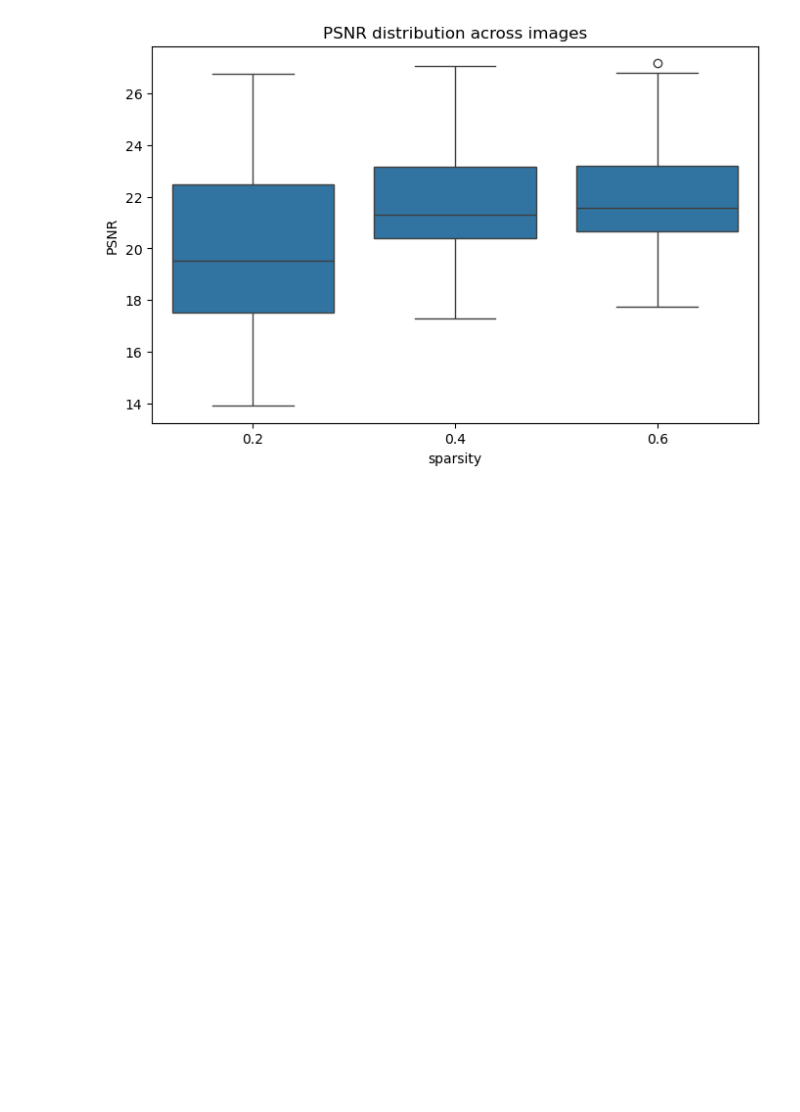
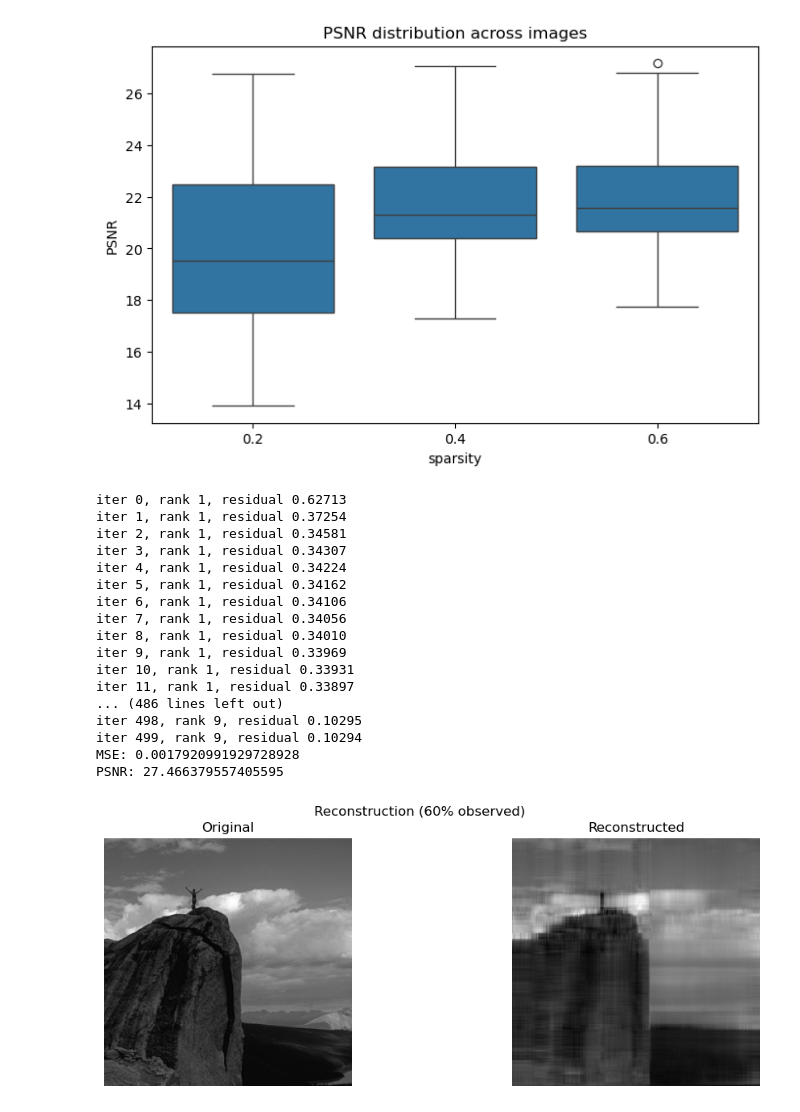
Before and after one commit to saramilovanova/nuclear-norm-data-reconstruction, a Jupyter notebook: notebooks/svt_analysis.ipynb, the cells around one changed output. Drawn from its saved outputs; the diff is of its cells as text; code cells hidden in the pictures; blank space fills up the shorter version.

```diff
--- a/notebooks/svt_analysis.ipynb
+++ b/notebooks/svt_analysis.ipynb
@@ -83,3 +83,39 @@ def show_results(X, X_rec, X_noisy=None, title=""):
 
     plt.suptitle(title)
     plt.show()
+# %%
+# Reconstruction
+X = load_image(DATA_PATH / "0002.png")
+X = X[:256, :256]
+n1, n2 = X.shape
+observed_fraction = 0.6
+tau = TAU_FACTOR * max(n1, n2)
+delta = DELTA_FACTOR
+mask = create_mask(X.shape, observed_fraction, seed=SEED)
+Omega, b = apply_mask(X, mask)
+
+X_rec, hist = svt(X.shape, Omega, b, tau, delta)
+
+print("MSE:", mse(X, X_rec))
+print("PSNR:", psnr(X, X_rec))
+
+show_results(X, X_rec, title="Reconstruction (60% observed)")
+# %% [output]
+iter 0, rank 1, residual 0.62713
+iter 1, rank 1, residual 0.37254
+iter 2, rank 1, residual 0.34581
+iter 3, rank 1, residual 0.34307
+iter 4, rank 1, residual 0.34224
+iter 5, rank 1, residual 0.34162
+iter 6, rank 1, residual 0.34106
+iter 7, rank 1, residual 0.34056
+iter 8, rank 1, residual 0.34010
+iter 9, rank 1, residual 0.33969
+iter 10, rank 1, residual 0.33931
+iter 11, rank 1, residual 0.33897
+... (486 lines left out)
+iter 498, rank 9, residual 0.10295
+iter 499, rank 9, residual 0.10294
+MSE: 0.0017920991929728928
+PSNR: 27.466379557405595
+[figure, added]
```
Also changed, not shown: parts of 2 cells of this notebook, 2 other files.
